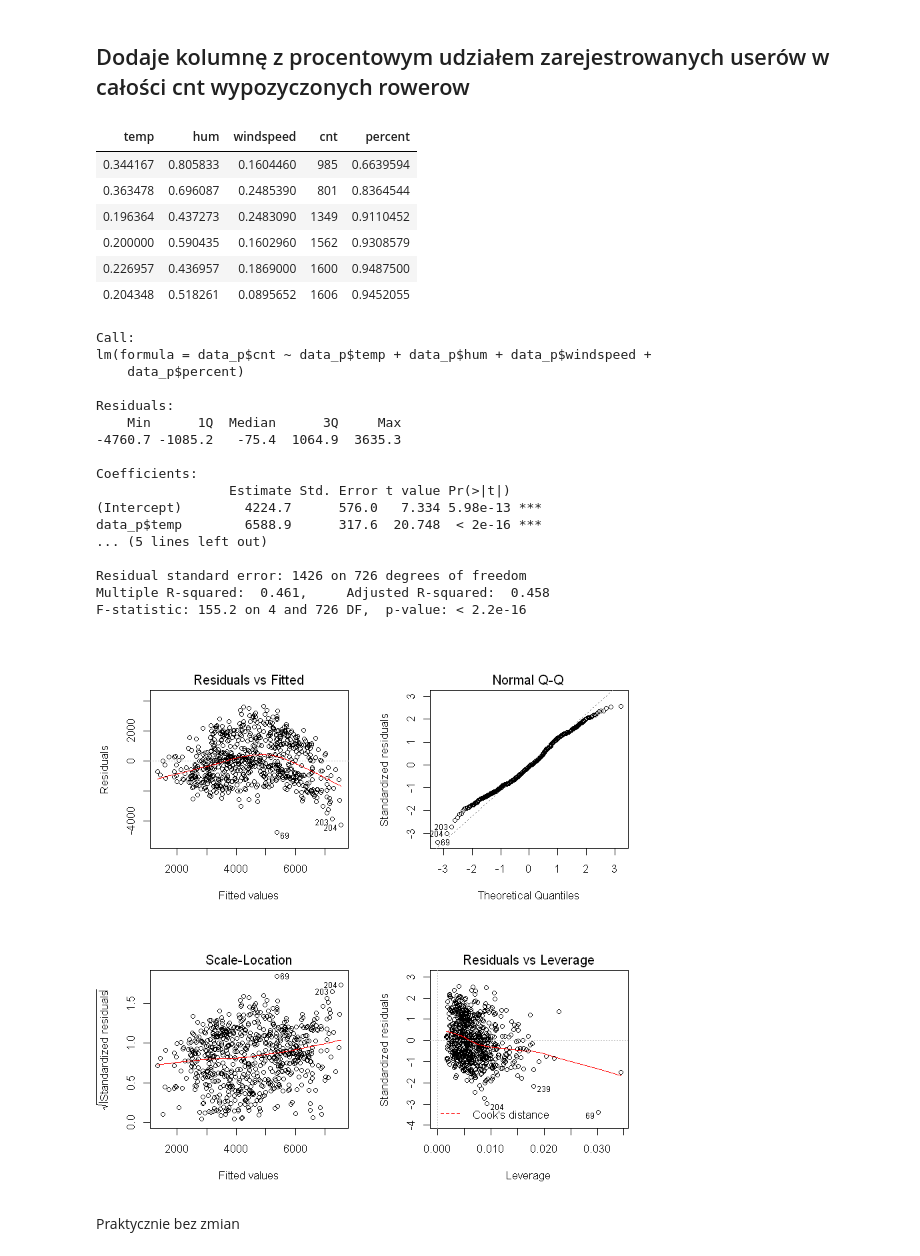
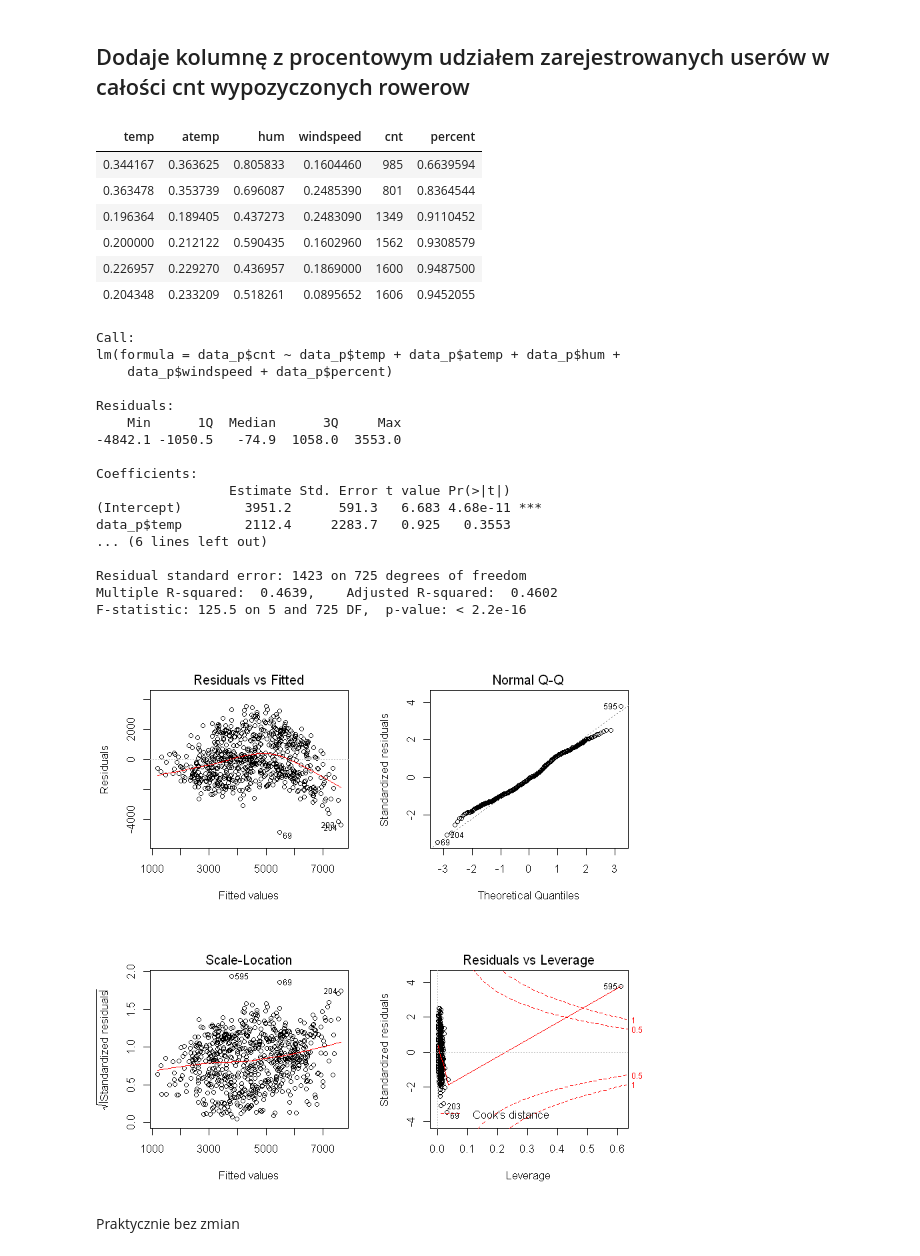
Before and after one commit to durden2/regression_models_pk, a Jupyter notebook: Tworczosc.ipynb, the cells around one changed output. Drawn from its saved outputs; the diff is of its cells as text; code cells hidden in the pictures.

```diff
--- a/Tworczosc.ipynb
+++ b/Tworczosc.ipynb
@@ -2,7 +2,7 @@
 ## Normalizacja
 # %%
 data = read.csv("day.csv")
-keeps <- c("temp",  "hum", "windspeed", "cnt")
+keeps <- c("temp","atemp",  "hum", "windspeed", "cnt")
 df = data[keeps]
 head(df)
 # %% [output]
@@ -70,37 +68,37 @@ F-statistic: 207.2 on 3 and 727 DF,  p-value: < 2.2e-16
 data_p <- data.frame(df, 'percent' = (data$registered / data$cnt))
 head(data_p)
 # %% [output]
-| temp | hum | windspeed | cnt | percent |
-| 0.344167 | 0.805833 | 0.1604460 | 985 | 0.6639594 |
-| 0.363478 | 0.696087 | 0.2485390 | 801 | 0.8364544 |
-| 0.196364 | 0.437273 | 0.2483090 | 1349 | 0.9110452 |
-| 0.200000 | 0.590435 | 0.1602960 | 1562 | 0.9308579 |
-| 0.226957 | 0.436957 | 0.1869000 | 1600 | 0.9487500 |
-| 0.204348 | 0.518261 | 0.0895652 | 1606 | 0.9452055 |
+| temp | atemp | hum | windspeed | cnt | percent |
+| 0.344167 | 0.363625 | 0.805833 | 0.1604460 | 985 | 0.6639594 |
+| 0.363478 | 0.353739 | 0.696087 | 0.2485390 | 801 | 0.8364544 |
+| 0.196364 | 0.189405 | 0.437273 | 0.2483090 | 1349 | 0.9110452 |
+| 0.200000 | 0.212122 | 0.590435 | 0.1602960 | 1562 | 0.9308579 |
+| 0.226957 | 0.229270 | 0.436957 | 0.1869000 | 1600 | 0.9487500 |
+| 0.204348 | 0.233209 | 0.518261 | 0.0895652 | 1606 | 0.9452055 |
 # %%
-model2 <- lm(data_p$cnt~data_p$temp + data_p$hum + data_p$windspeed + data_p$percent)
+model2 <- lm(data_p$cnt~data_p$temp +data_p$atemp+ data_p$hum + data_p$windspeed + data_p$percent)
 summary(model2)
 par(mfrow=c(2, 2))
 plot(model2)
 # %% [output]
 Call:
-lm(formula = data_p$cnt ~ data_p$temp + data_p$hum + data_p$windspeed +
-    data_p$percent)
+lm(formula = data_p$cnt ~ data_p$temp + data_p$atemp + data_p$hum +
+    data_p$windspeed + data_p$percent)
 
 Residuals:
     Min      1Q  Median      3Q     Max
--4760.7 -1085.2   -75.4  1064.9  3635.3
+-4842.1 -1050.5   -74.9  1058.0  3553.0
 
 Coefficients:
                  Estimate Std. Error t value Pr(>|t|)
-(Intercept)        4224.7      576.0   7.334 5.98e-13 ***
-data_p$temp        6588.9      317.6  20.748  < 2e-16 ***
-... (5 lines left out)
+(Intercept)        3951.2      591.3   6.683 4.68e-11 ***
+data_p$temp        2112.4     2283.7   0.925   0.3553
+... (6 lines left out)
 
-Residual standard error: 1426 on 726 degrees of freedom
-Multiple R-squared:  0.461,     Adjusted R-squared:  0.458
-F-statistic: 155.2 on 4 and 726 DF,  p-value: < 2.2e-16
+Residual standard error: 1423 on 725 degrees of freedom
+Multiple R-squared:  0.4639,    Adjusted R-squared:  0.4602
+F-statistic: 125.5 on 5 and 725 DF,  p-value: < 2.2e-16
-[figure, old version]
+[figure, new version]
 # %% [markdown]
 Praktycznie bez zmian
 # %% [markdown]
```
Also changed, not shown: parts of 11 cells of this notebook.
